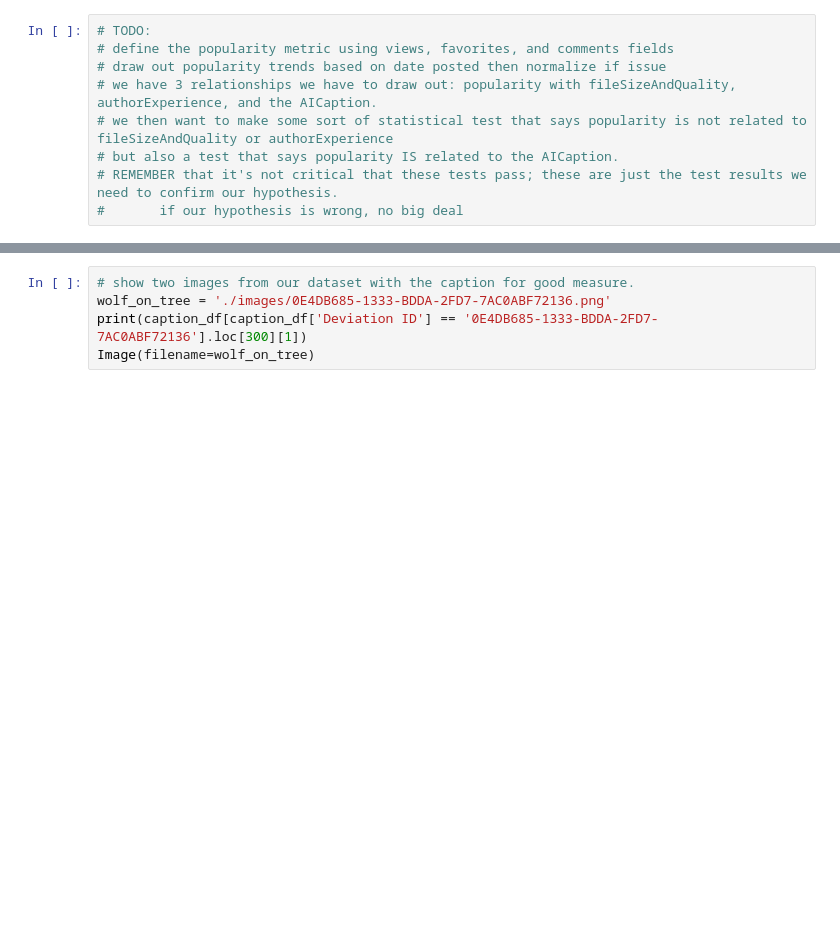
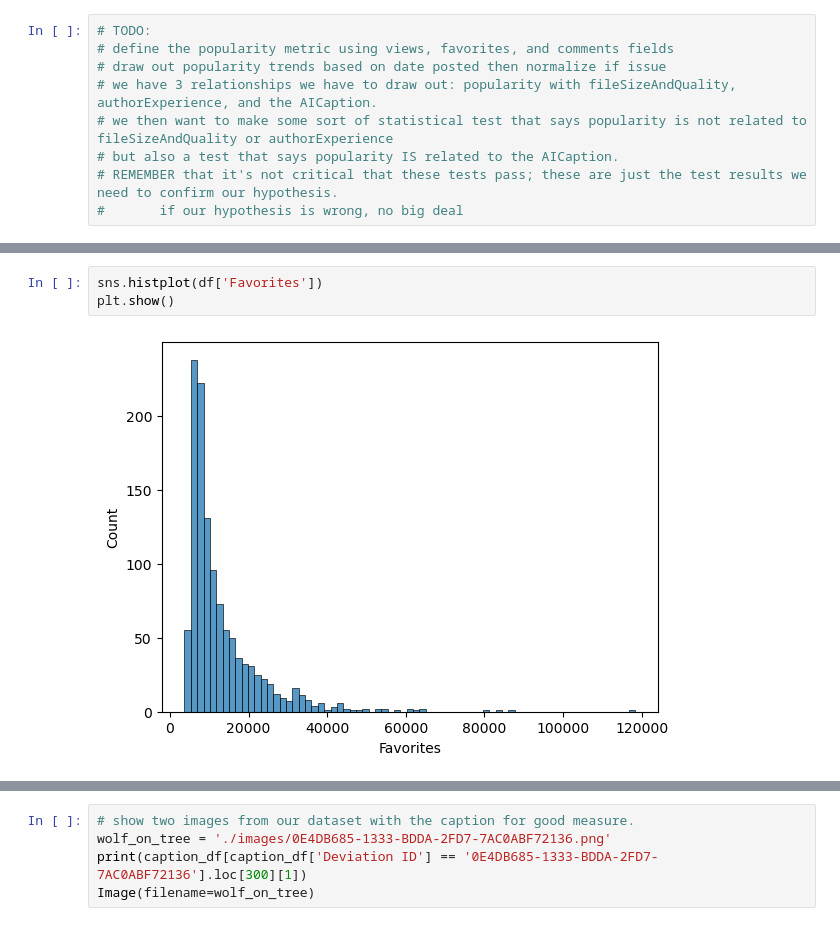
Before and after one commit to nuageux/Caption-to-Popularity, a Jupyter notebook: EDACheckpoint_group3.ipynb, the cells around one changed output, grey strips where cells are left out. Drawn from its saved outputs; the diff is of its cells as text; blank space fills up the shorter version.

```diff
--- a/EDACheckpoint_group3.ipynb
+++ b/EDACheckpoint_group3.ipynb
@@ -158,0 +175,5 @@ df['Caption'][0]
+# %%
+sns.histplot(df['Favorites'])
+plt.show()
+# %% [output]
+[figure, added]
```
Also changed, not shown: parts of 15 cells of this notebook.
